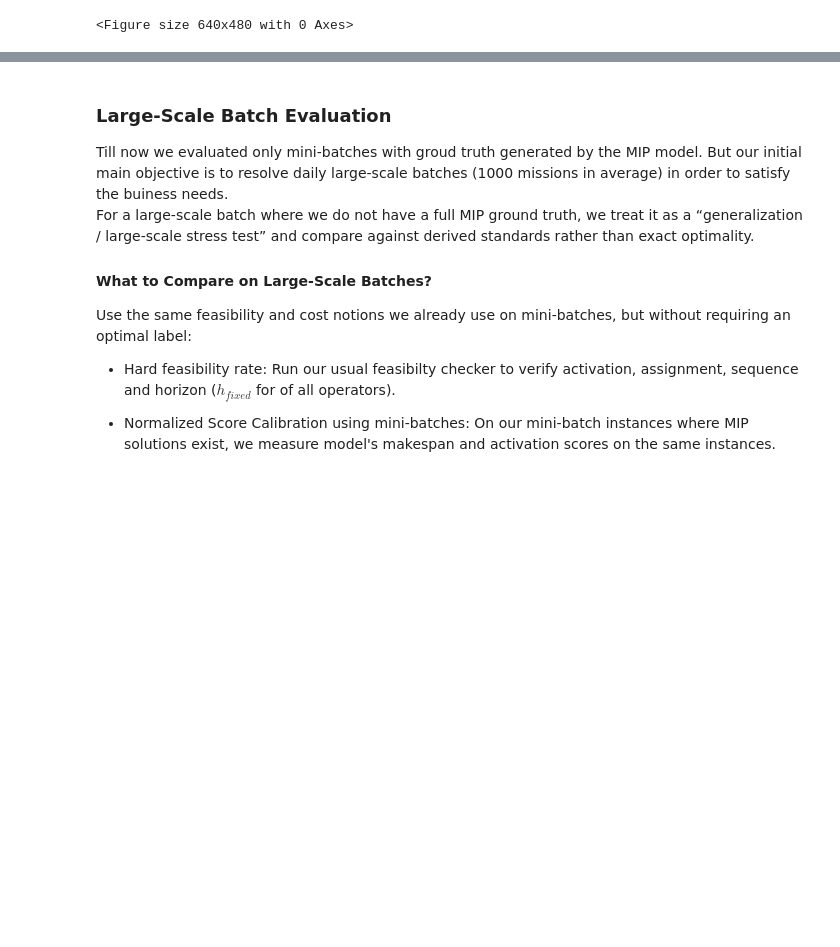
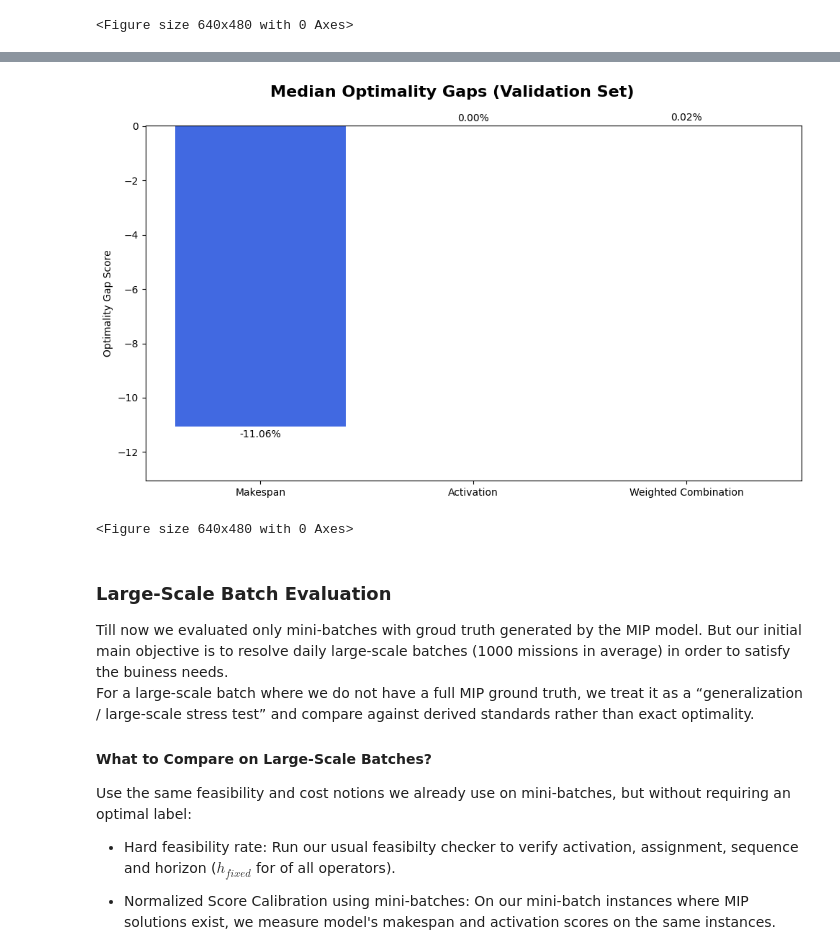
Before and after one commit to Abudo-S/ManualWarehouseOptimization, a Jupyter notebook: ManualWarehouseOptimization_GNN.ipynb, the cells around one changed output, grey strips where cells are left out. Cells and saved outputs as stored; diff of their text form; code cells hidden in the pictures; blank space fills up the shorter version.

Commit message:
Add median optimality gaps plot in ManualWarehouseOptimization_GNN.

```diff
--- a/ManualWarehouseOptimization_GNN.ipynb
+++ b/ManualWarehouseOptimization_GNN.ipynb
@@ -1850,3 +1854,18 @@ optimality_gaps_plot(
+# %%
+makespan_gaps = np.array([combined_result['makespan_opt_gap'] for combined_result in combined_results])
+activation_gaps = np.array([combined_result['activation_opt_gap'] for combined_result in combined_results])
+weighted_combined_gaps = np.array([combined_result['combined_opt_gap'] for combined_result in combined_results])
+
+
+optimality_gaps_plot(
+    makespan_gap=np.median(makespan_gaps),
+    activation_gap=np.median(activation_gaps),
+    combined_gap=np.median(weighted_combined_gaps),
+    title='Median Optimality Gaps (Validation Set)'
+)
+# %% [output]
+[figure, added]
+<Figure size 640x480 with 0 Axes>
 # %% [markdown]
 ### Large-Scale Batch Evaluation
 Till now we evaluated only mini-batches with groud truth generated by the MIP model. But our initial main objective is to resolve daily large-scale batches (1000 missions in average) in order to satisfy the buiness needs.
```
Also changed, not shown: parts of 2 cells of this notebook.
